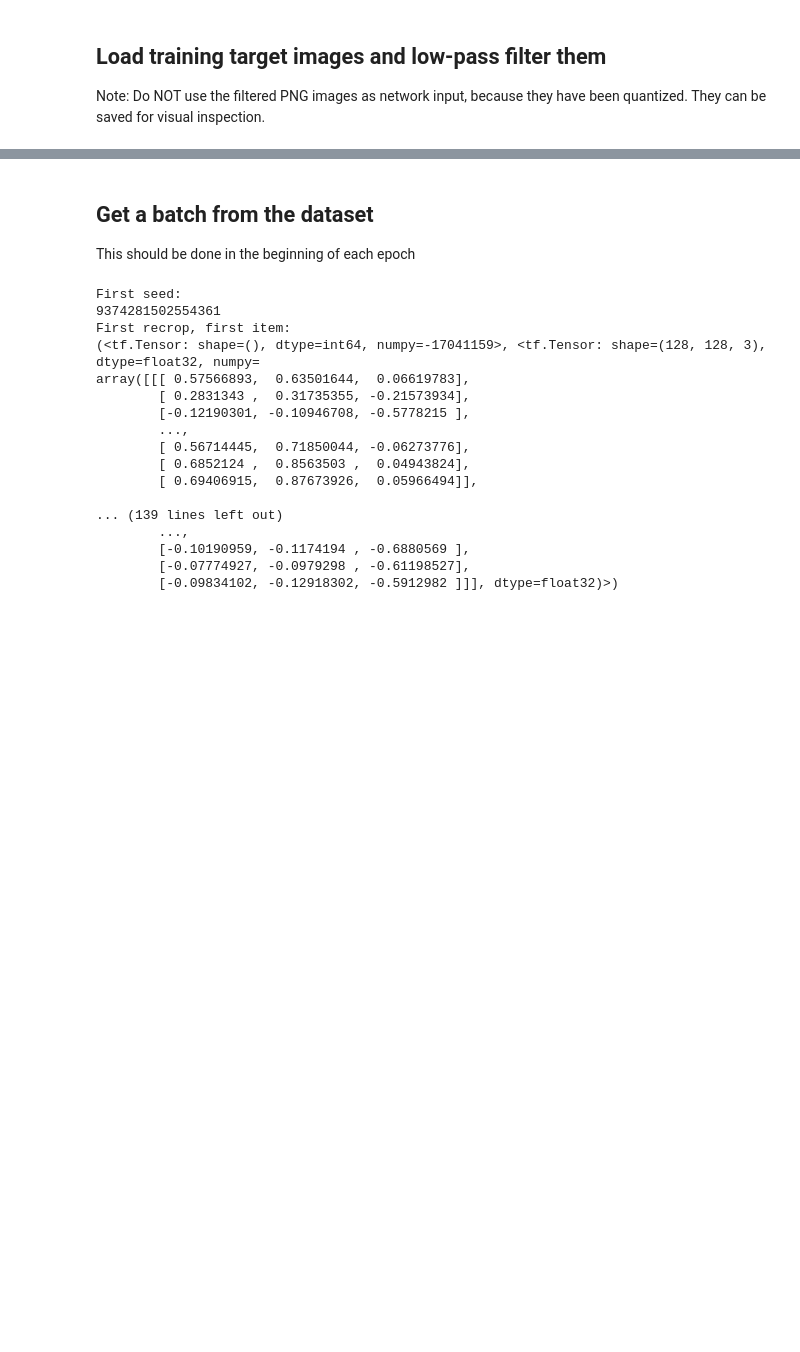
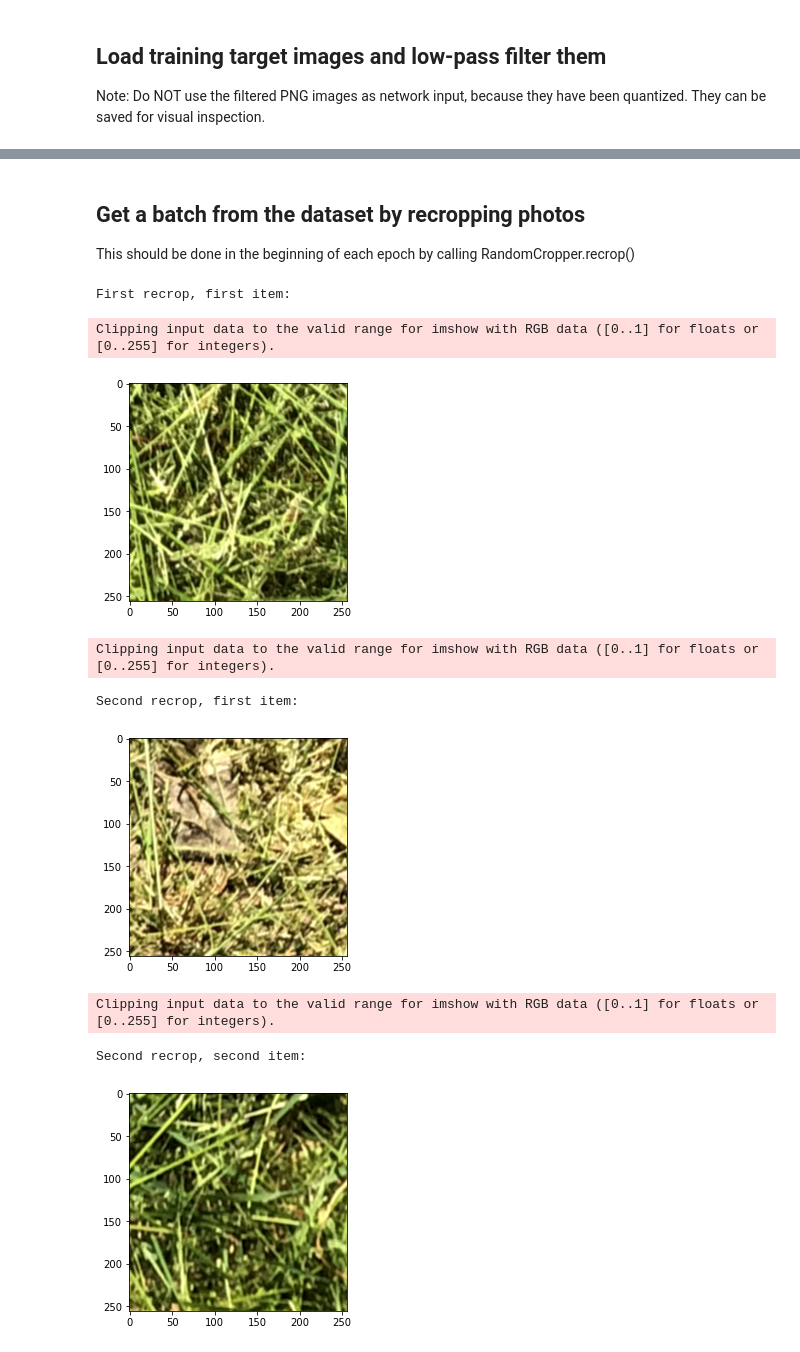
Before and after one commit to hamk-uas/drone-image-analysis, a Jupyter notebook: GAN_train_2021-10-13.ipynb, the cells around one changed output, grey strips where cells are left out. Saved outputs shown, nothing was run; the diff lists cells and outputs as text; code cells hidden in the pictures; blank space fills up the shorter version.

```diff
--- a/GAN_train_2021-10-13.ipynb
+++ b/GAN_train_2021-10-13.ipynb
@@ -127,41 +188,37 @@ def init_antial(layer):
 # %% [markdown]
-## Get a batch from the dataset
-This should be done in the beginning of each epoch
+## Get a batch from the dataset by recropping photos
+This should be done in the beginning of each epoch by calling RandomCropper.recrop()
 # %%
-first_seed = int(str(int((datetime.utcnow() - datetime(1970, 1, 1)).total_seconds()*1_000_000))[::-1][:16])
-print("First seed:")
-print(first_seed)
-train_dataset_seeded = train_dataset.enumerate(first_seed)
+class RandomCropper:
+    def __init__(self, dataset, first_seed = None):
+        if first_seed is None:
+            first_seed = int(str(int((datetime.utcnow() - datetime(1970, 1, 1)).total_seconds()*1_000_000))[::-1][:16])
+        self.dataset_seeded = dataset.enumerate(first_seed)
 
-def recrop_train_dataset():
-    global train_dataset_seeded
-    cropped_dataset = train_dataset_seeded.map(lambda seed, image: (seed, tf.image.stateless_random_crop(image, (target_w_and_h, target_w_and_h, 3), [seed, 0])), num_parallel_calls=tf.data.experimental.AUTOTUNE, deterministic=False)
-    train_dataset_seeded = train_dataset_seeded.map(lambda seed, image: (seed + train_dataset_seeded.cardinality(), image), num_parallel_calls=tf.data.experimental.AUTOTUNE, deterministic=False)
-    return cropped_dataset
+    def recrop(self, size):
+        cropped_dataset = self.dataset_seeded.map(lambda seed, image: tf.image.stateless_random_crop(image, (size, size, 3), [seed, 0]), num_parallel_calls=tf.data.experimental.AUTOTUNE, deterministic=False)
+        self.dataset_seeded = self.dataset_seeded.map(lambda seed, image: (seed + self.dataset_seeded.cardinality(), image), num_parallel_calls=tf.data.experimental.AUTOTUNE, deterministic=False)
+        return cropped_dataset
 
+train_dataset_cropper = RandomCropper(train_dataset)
 print("First recrop, first item:")
-iterator = iter(recrop_train_dataset())
-print(next(iterator))
+iterator = iter(train_dataset_cropper.recrop(train_image_cropped_size))
+plt.imshow((next(iterator) + 1)/2)
+plt.show()
 print("Second recrop, first item:")
-iterator = iter(recrop_train_dataset())
-print(next(iterator))
+iterator = iter(train_dataset_cropper.recrop(train_image_cropped_size))
+plt.imshow((next(iterator) + 1)/2)
+plt.show()
 print("Second recrop, second item:")
-print(next(iterator))
+plt.imshow((next(iterator) + 1)/2)
+plt.show()
 # %% [output]
-First seed:
-9374281502554361
 First recrop, first item:
-(<tf.Tensor: shape=(), dtype=int64, numpy=-17041159>, <tf.Tensor: shape=(128, 128, 3), dtype=float32, numpy=
-array([[[ 0.57566893,  0.63501644,  0.06619783],
-        [ 0.2831343 ,  0.31735355, -0.21573934],
-        [-0.12190301, -0.10946708, -0.5778215 ],
-        ...,
-        [ 0.56714445,  0.71850044, -0.06273776],
-        [ 0.6852124 ,  0.8563503 ,  0.04943824],
-        [ 0.69406915,  0.87673926,  0.05966494]],
-
-... (139 lines left out)
-        ...,
-        [-0.10190959, -0.1174194 , -0.6880569 ],
-        [-0.07774927, -0.0979298 , -0.61198527],
-        [-0.09834102, -0.12918302, -0.5912982 ]]], dtype=float32)>)
+Clipping input data to the valid range for imshow with RGB data ([0..1] for floats or [0..255] for integers).
+[figure, added]
+Clipping input data to the valid range for imshow with RGB data ([0..1] for floats or [0..255] for integers).
+Second recrop, first item:
+[figure, added]
+Clipping input data to the valid range for imshow with RGB data ([0..1] for floats or [0..255] for integers).
+Second recrop, second item:
+[figure, added]
```
Also changed, not shown: parts of 9 cells of this notebook.
